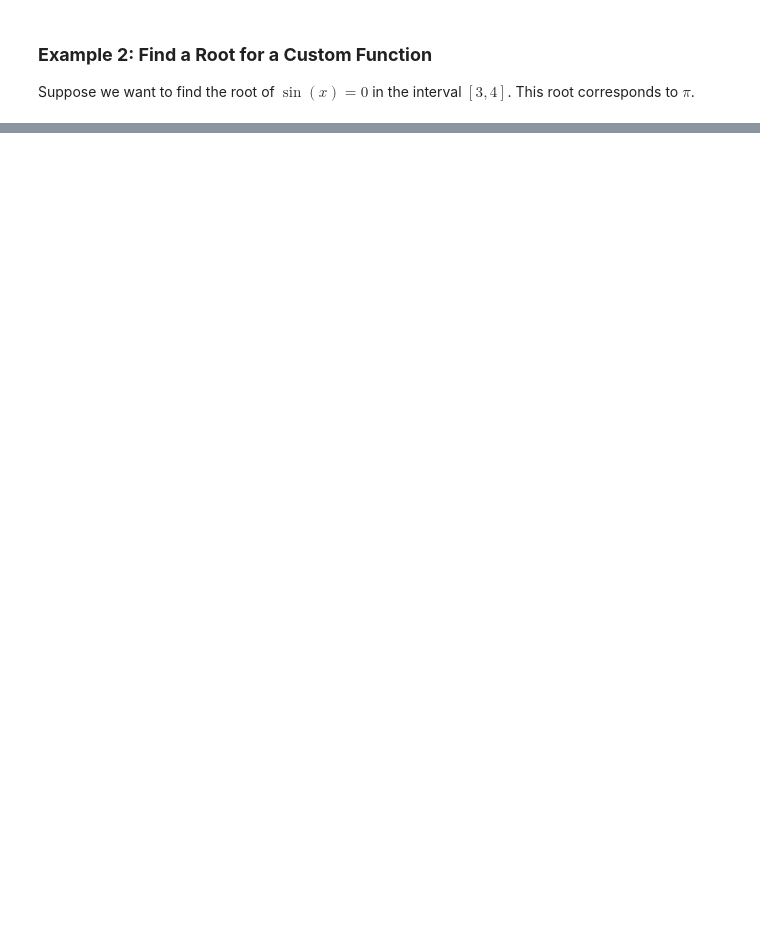
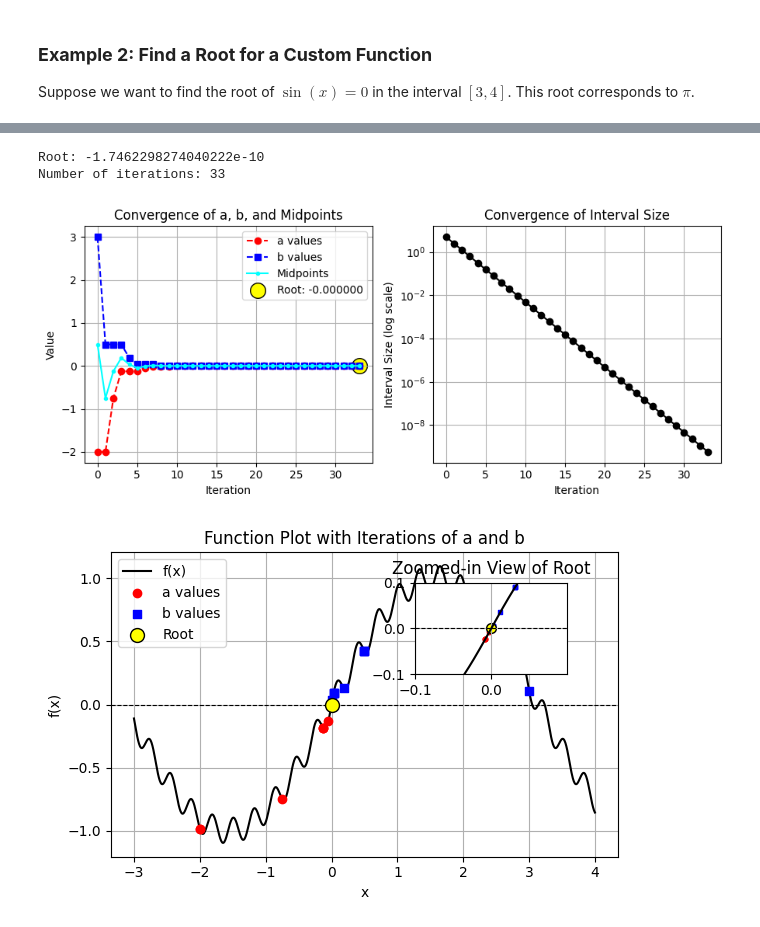
Before and after one commit to dmj-bu/bisection-method, a Jupyter notebook: tutorials/tutorial.ipynb, the cells around one changed output, grey strips where cells are left out. Cells and saved outputs as stored; diff of their text form; code cells hidden in the pictures; blank space fills up the shorter version.

Commit message:
added examples 3 and 4 to the tutorial

```diff
--- a/tutorials/tutorial.ipynb
+++ b/tutorials/tutorial.ipynb
@@ -66,0 +79,35 @@ Number of iterations: 30
+# %%
+from bisectionmethod import bisection_method as bim
+import numpy as np
+import os
+from pathlib import Path
+
+# Define the challenging function
+def challenging_function(x):
+    return 0.1 * np.sin(20*x) + np.sin(x)
+
+# Define the interval
+a = -2  # Lower bound
+b = 3  # Upper bound
+
+# Run the bisection method
+result = bim.run_bisection_method(fcn=challenging_function, a=a, b=b, tol_input=1e-9, tol_output=1e-30)
+
+# Extract results
+root = result["solution"]
+num_iter = result["num_iter"]
+
+# Print the results
+print("Root:", root)
+print("Number of iterations:", num_iter)
+
+# Plot the results
+fig_name_with_path = Path(os.getcwd()).resolve().joinpath("figs").resolve().joinpath("tutorial_3_bisection_results.png").resolve()
+bim.plot_bisection_results(result, fig_name_with_path)
+fig_name_with_path = Path(os.getcwd()).resolve().joinpath("figs").resolve().joinpath("tutorial_3_function_vis.png").resolve()
+bim.plot_function_with_inset(challenging_function, result, fig_name_with_path)
+# %% [output]
+Root: -1.7462298274040222e-10
+Number of iterations: 33
+[figure, added]
+[figure, added]
```
Also changed, not shown: parts of 5 cells of this notebook.
